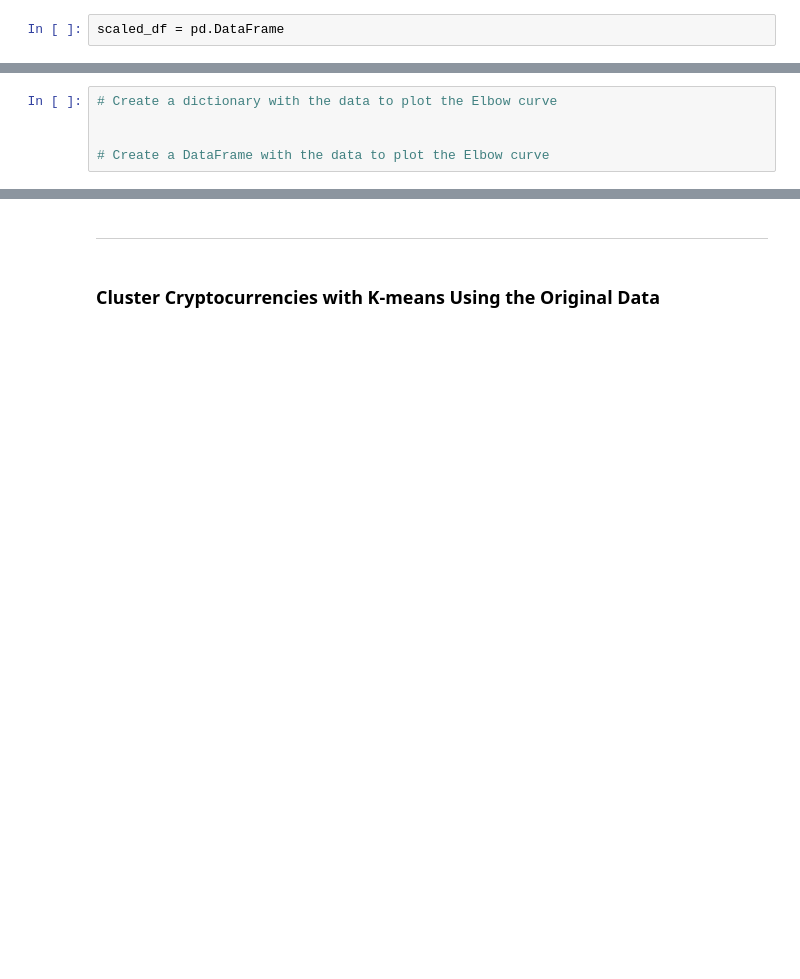
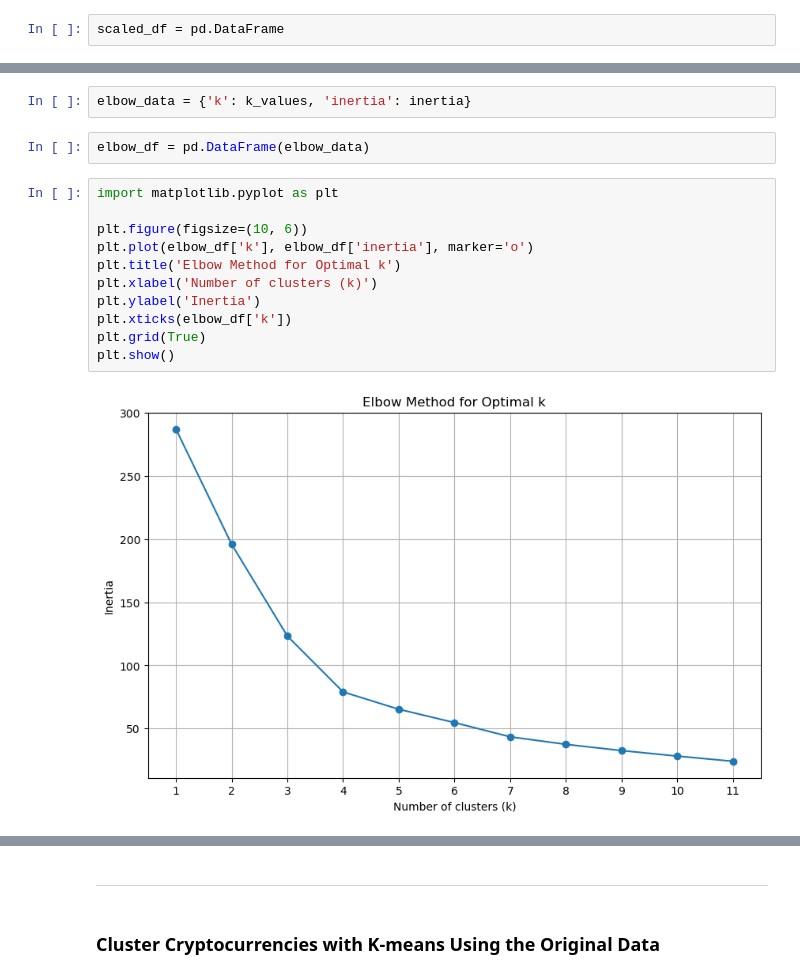
Before and after one commit to mattcat1221/Crypto-Clustering-Analysis, a Jupyter notebook: Crypto_Clustering.ipynb, the cells around one changed output, grey strips where cells are left out. Saved outputs shown, nothing was run; the diff lists cells and outputs as text; blank space fills up the shorter version.

```diff
--- a/Crypto_Clustering.ipynb
+++ b/Crypto_Clustering.ipynb
@@ -1434,5 +1254,17 @@ FileNotFoundError: [Errno 2] No such file or directory: '/mnt/data/crypto_market
-# %%
-# Create a dictionary with the data to plot the Elbow curve
-
-
-# Create a DataFrame with the data to plot the Elbow curve
+# %%
+elbow_data = {'k': k_values, 'inertia': inertia}
+# %%
+elbow_df = pd.DataFrame(elbow_data)
+# %%
+import matplotlib.pyplot as plt
+
+plt.figure(figsize=(10, 6))
+plt.plot(elbow_df['k'], elbow_df['inertia'], marker='o')
+plt.title('Elbow Method for Optimal k')
+plt.xlabel('Number of clusters (k)')
+plt.ylabel('Inertia')
+plt.xticks(elbow_df['k'])
+plt.grid(True)
+plt.show()
+# %% [output]
+[figure, added]
```
Also changed, not shown: parts of 87 cells of this notebook, 1 other file.
